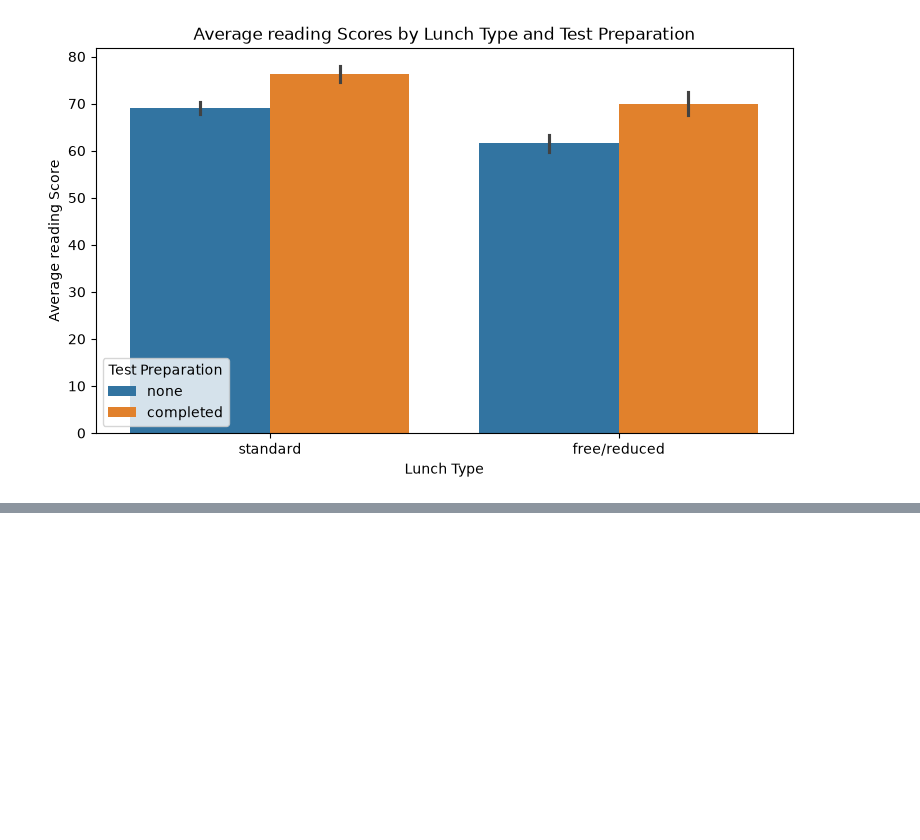
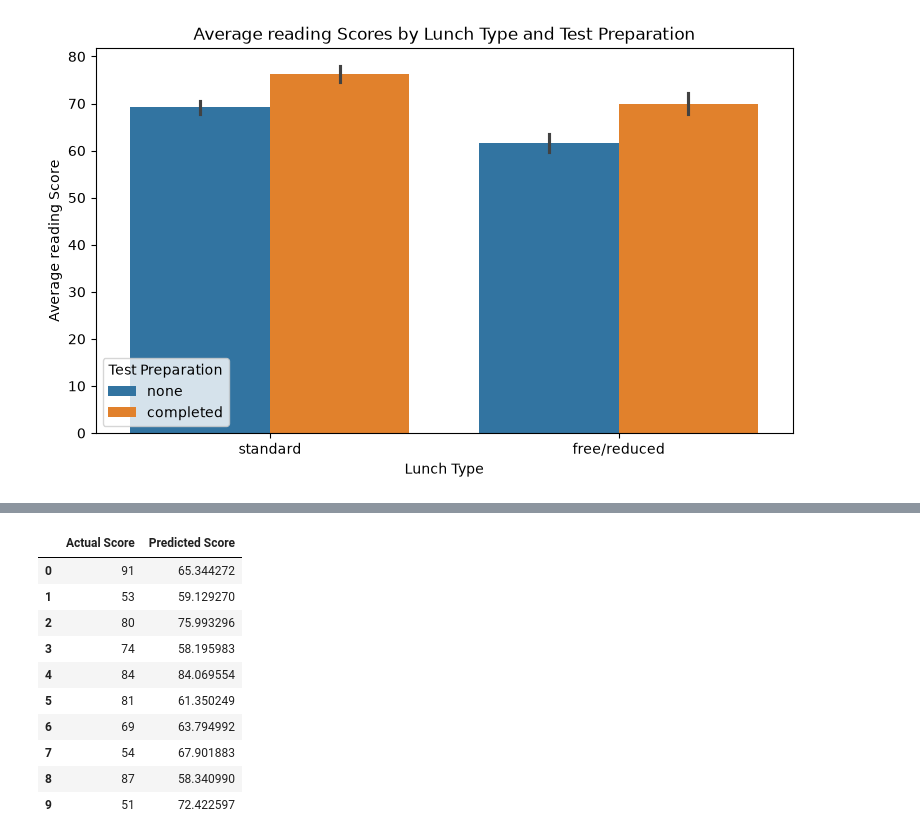
Before and after one commit to kiptochmike/student-exam-performance-eda, a Jupyter notebook: student.ipynb, the cells around one changed output, grey strips where cells are left out. Saved outputs shown, nothing was run; the diff lists cells and outputs as text; code cells hidden in the pictures; blank space fills up the shorter version.

```diff
--- a/student.ipynb
+++ b/student.ipynb
@@ -985,0 +1225,23 @@ plt.show()
+# %%
+# Compare actual and predicted mathematics scores
+
+comparison = pd.DataFrame({
+    'Actual Score': y_test.values,
+    'Predicted Score': y_pred
+})
+
+# Display the first 10 comparisons
+
+display(comparison.head(10))
+# %% [output]
+|  | Actual Score | Predicted Score |
+| 0 | 91 | 65.344272 |
+| 1 | 53 | 59.129270 |
+| 2 | 80 | 75.993296 |
+| 3 | 74 | 58.195983 |
+| 4 | 84 | 84.069554 |
+| 5 | 81 | 61.350249 |
+| 6 | 69 | 63.794992 |
+| 7 | 54 | 67.901883 |
+| 8 | 87 | 58.340990 |
+| 9 | 51 | 72.422597 |
```
Also changed, not shown: parts of 31 cells of this notebook.
